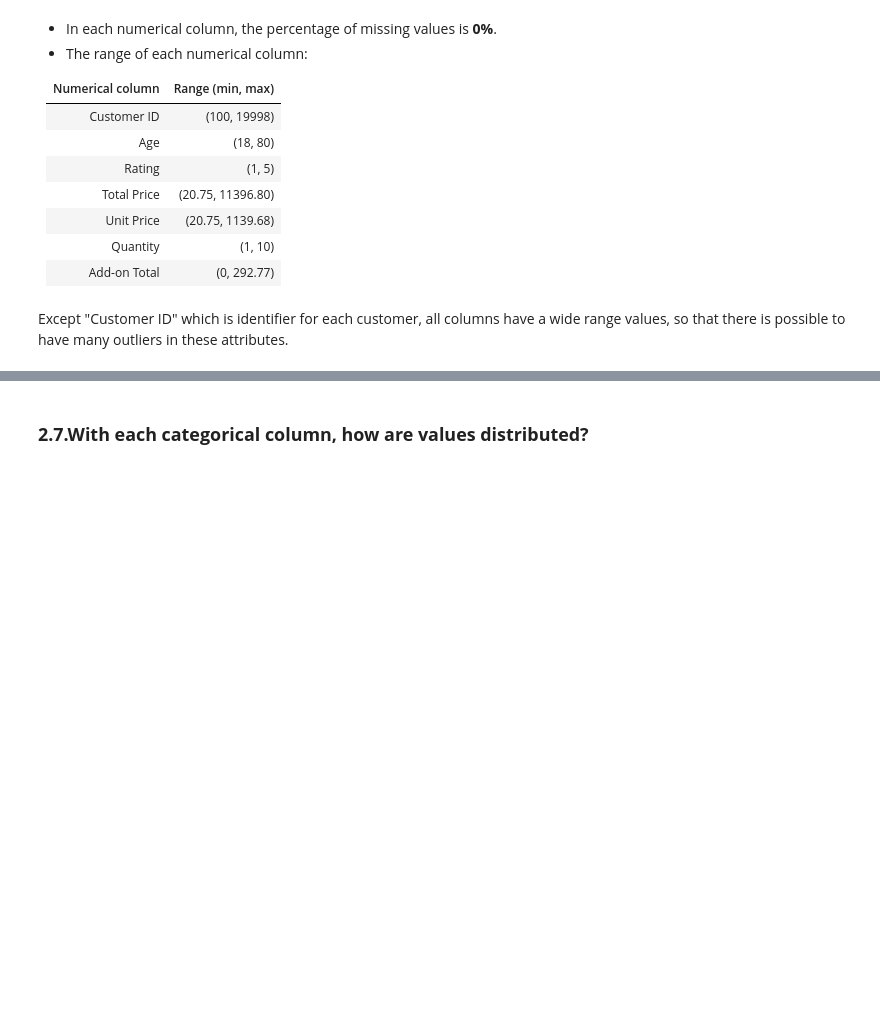
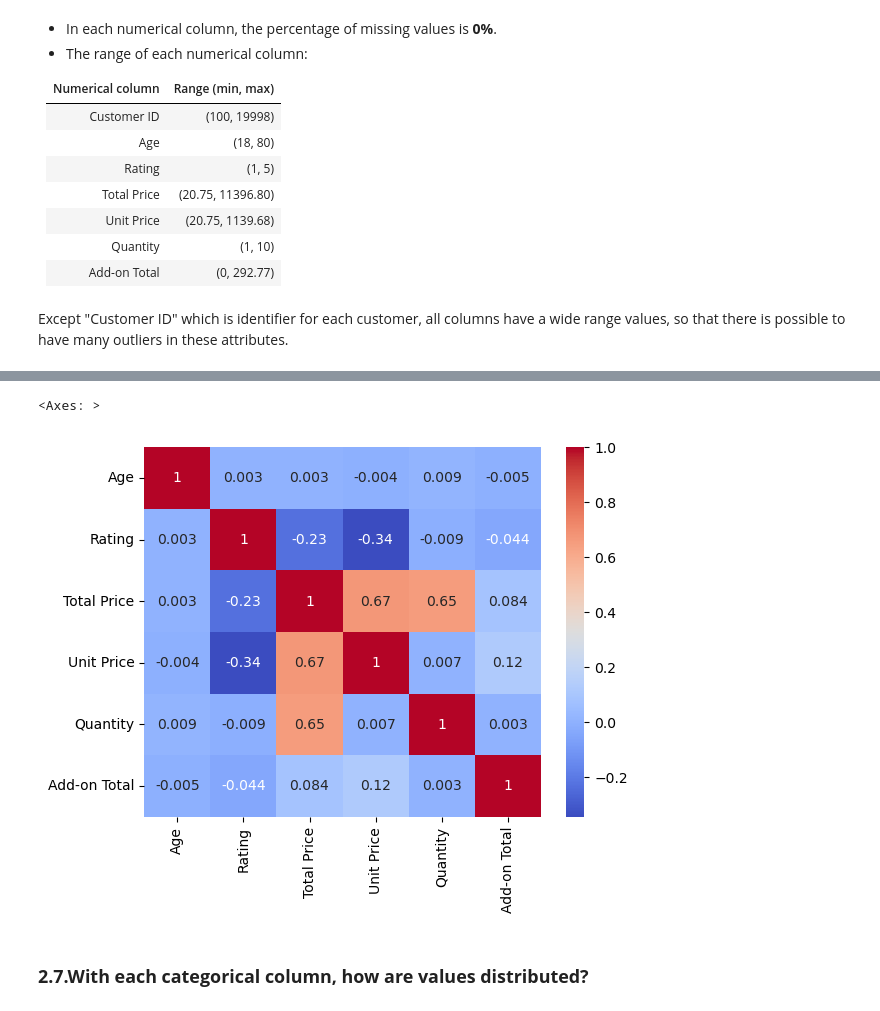
Before and after one commit to LtnLinh/CSC17104-Programming-for-Data-Science, a Jupyter notebook: Notebook.ipynb, the cells around one changed output, grey strips where cells are left out. Saved outputs shown, nothing was run; the diff lists cells and outputs as text; code cells hidden in the pictures; blank space fills up the shorter version.

```diff
--- a/Notebook.ipynb
+++ b/Notebook.ipynb
@@ -288,3 +290,11 @@ plt.show()
+# %%
+numeric_df = df.select_dtypes(include=['number'])
+correlation_matrix = numeric_df.drop(columns=['Customer ID'], errors='ignore').corr().round(3)
+
+sns.heatmap(correlation_matrix, annot=True, cmap="coolwarm")
+# %% [output]
+<Axes: >
+[figure, added]
 # %% [markdown]
 ### **2.7.With each categorical column, how are values distributed?**
 # %% [markdown]
```
Also changed, not shown: parts of 46 cells of this notebook.
